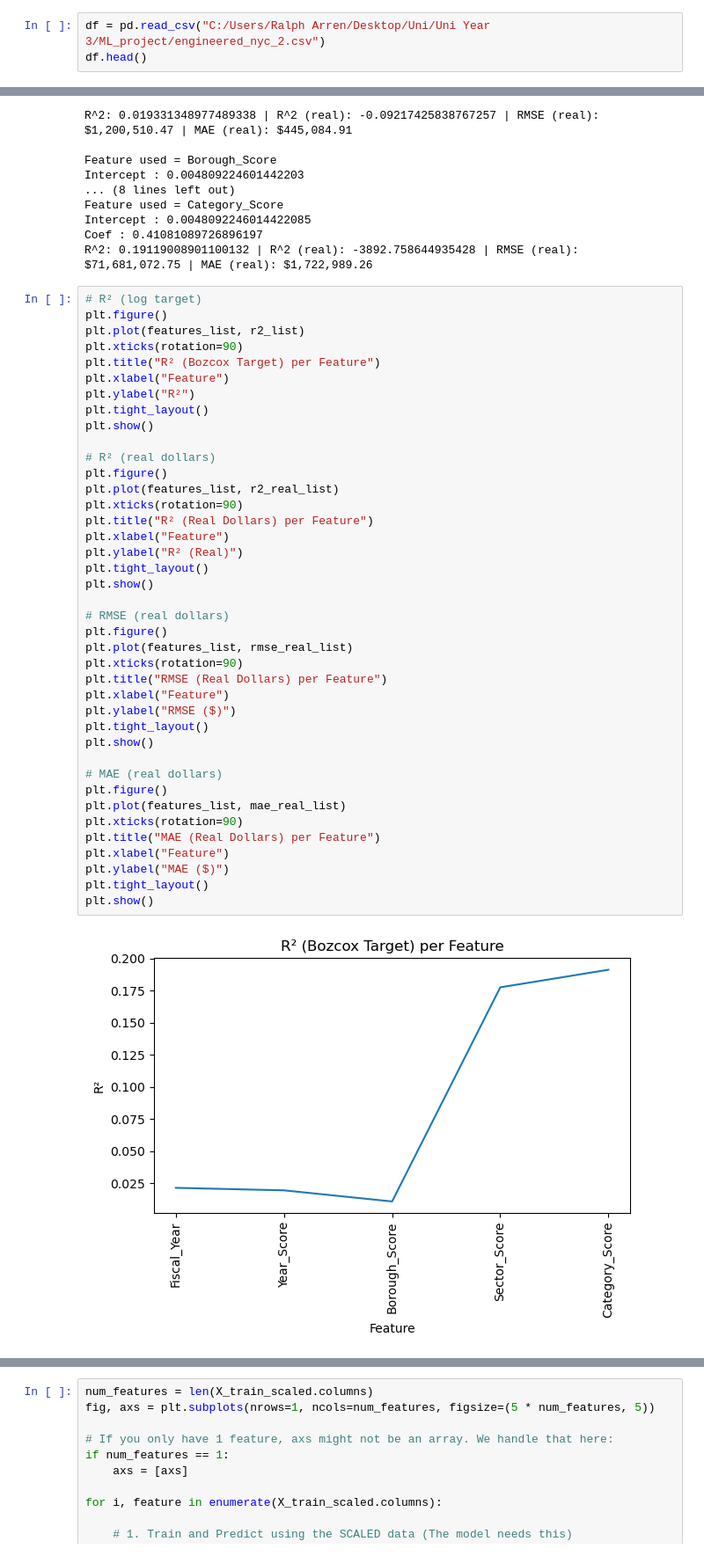
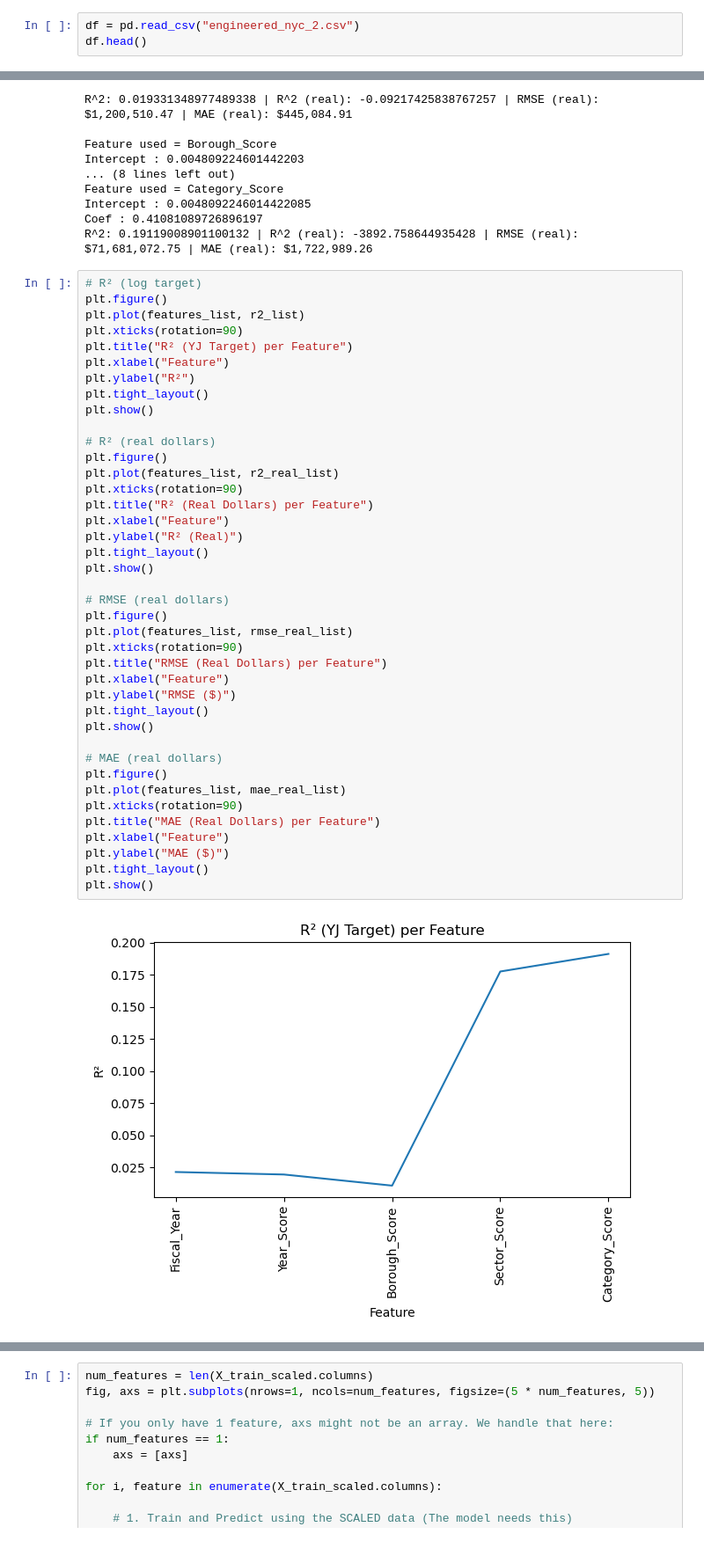
Before and after one commit to powerpetch/ML_project, a Jupyter notebook: Regression_model/reg_note (yeojohnson_finished).ipynb, the cells around one changed output, grey strips where cells are left out. Shown at 88% size. Cells and saved outputs as stored; diff of their text form.

```diff
--- a/Regression_model/reg_note (yeojohnson_finished).ipynb
+++ b/Regression_model/reg_note (yeojohnson_finished).ipynb
@@ -14,7 +14,7 @@ from sklearn.preprocessing import PolynomialFeatures
 from sklearn.pipeline import Pipeline
 from sklearn.preprocessing import PowerTransformer
 # %%
-df = pd.read_csv("C:/Users/Ralph Arren/Desktop/Uni/Uni Year 3/ML_project/engineered_nyc_2.csv")
+df = pd.read_csv("engineered_nyc_2.csv")
 df.head()
 # %% [output]
 |  | Fiscal_Year | Borough | Award | Council_District_num | Sector | Category |
@@ -471,7 +471,7 @@ R^2: 0.19119008901100132 | R^2 (real): -3892.758644935428 | RMSE (real): $71,681
 plt.figure()
 plt.plot(features_list, r2_list)
 plt.xticks(rotation=90)
-plt.title("R² (Bozcox Target) per Feature")
+plt.title("R² (YJ Target) per Feature")
 plt.xlabel("Feature")
 plt.ylabel("R²")
 plt.tight_layout()
@@ -480,34 +480,34 @@ plt.show()
 # R² (real dollars)
 plt.figure()
 plt.plot(features_list, r2_real_list)
 plt.xticks(rotation=90)
 plt.title("R² (Real Dollars) per Feature")
 plt.xlabel("Feature")
 plt.ylabel("R² (Real)")
 plt.tight_layout()
 plt.show()
 
 # RMSE (real dollars)
 plt.figure()
 plt.plot(features_list, rmse_real_list)
 plt.xticks(rotation=90)
 plt.title("RMSE (Real Dollars) per Feature")
 plt.xlabel("Feature")
 plt.ylabel("RMSE ($)")
 plt.tight_layout()
 plt.show()
 
 # MAE (real dollars)
 plt.figure()
 plt.plot(features_list, mae_real_list)
 plt.xticks(rotation=90)
 plt.title("MAE (Real Dollars) per Feature")
 plt.xlabel("Feature")
 plt.ylabel("MAE ($)")
 plt.tight_layout()
 plt.show()
 # %% [output]
-[figure, old version]
+[figure, new version]
 [figure]
 [figure]
 [figure]
```
Also changed, not shown: parts of 2 cells of this notebook.
